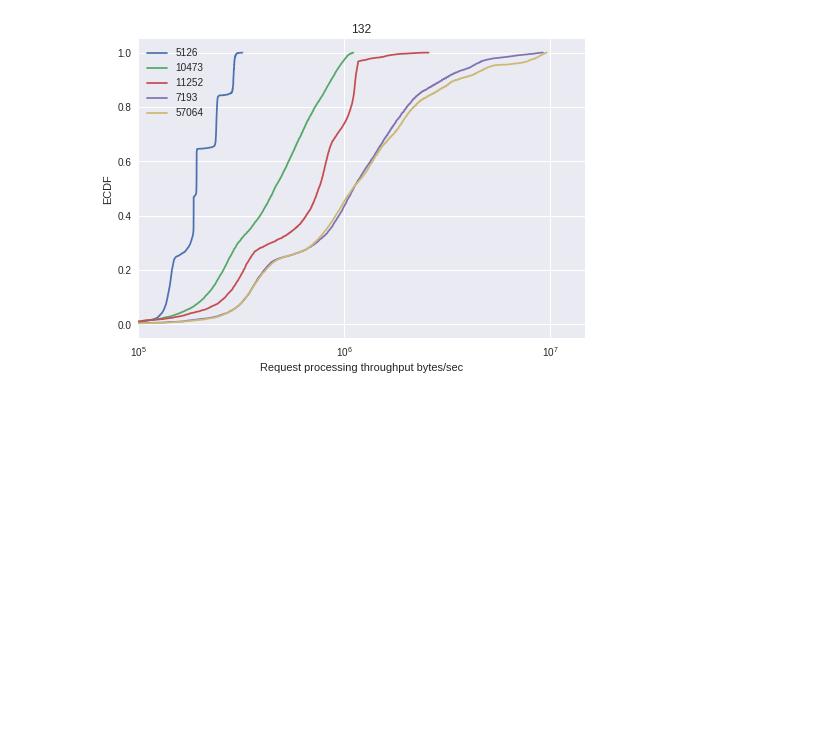
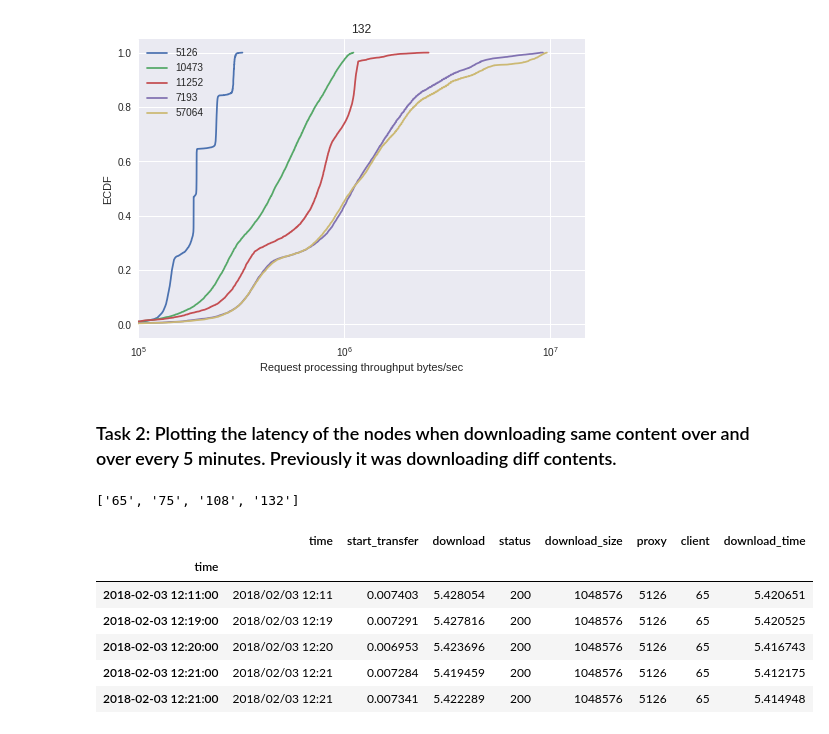
Before and after one commit to khulan8824/proxyTest, a Jupyter notebook: clientLogs.ipynb, the cells around one changed output. Drawn from its saved outputs; the diff is of its cells as text; code cells hidden in the pictures; blank space fills up the shorter version.

```diff
--- a/clientLogs.ipynb
+++ b/clientLogs.ipynb
@@ -267,3 +285,61 @@ See the caveats in the documentation: http://pandas.pydata.org/pandas-docs/stabl
 132 : 7193 : 9218289.08555
 132 : 57064 : 9630200.30817
 [figure]
+# %% [markdown]
+### Task 2: Plotting the latency of the nodes when downloading same content over and over every 5 minutes. Previously it was downloading diff contents.
+# %%
+import os
+#import ipdb
+
+import pandas as pd
+import matplotlib as mpl
+from matplotlib import lines
+from matplotlib import pyplot as plt
+import matplotlib.dates as mdates
+import seaborn as sns
+
+EXP_NAME = "logs/client_var"
+RESULTS_DIR = os.path.join( os.getcwd(),'results')
+
+headers = ['time', 'start_transfer', 'download','status','download_size']
+proxies = {'10.138.25.67':'5126', '10.139.40.85':'57064', '10.138.77.2':'11252',
+           '10.138.57.2':'7193','10.138.85.130':'10473'}
+
+#Read input files from the directory and returns DataTable object in a combined list
+def read_clients_log():
+    #Get list of nodes(files) with results
+    INPUT_DIR = os.path.join( os.getcwd(), EXP_NAME)
+    dirs = [f for f in os.listdir(INPUT_DIR) if os.path.isdir(os.path.join(INPUT_DIR, f))]
+    print(dirs)
+    proxy_data = pd.read_csv(os.path.join('clients.csv'),sep=',')
+    #Load results from each node
+    nodes_results = None
+    for sub_dir in dirs:
+        tunnel_nodes = os.listdir(INPUT_DIR+'/'+sub_dir)
+        for tunnel in tunnel_nodes:
+            file = os.path.join(INPUT_DIR+'/'+sub_dir,tunnel)
+            tunnel = tunnel[0:tunnel.find(':')]
+            try:
+                temp = pd.read_csv(file,sep=',', header = None)
+                temp.columns = headers
+                temp = temp.query('status == 200 & download_size >0 & download <30')
+                temp = temp.set_index(pd.DatetimeIndex(temp.time))
+                temp['proxy'] = proxies[tunnel]
+                temp['client'] = sub_dir
+                temp['download_time'] = temp['download'] - temp['start_transfer']
+                nodes_results = pd.concat([nodes_results, temp])
+            except Exception as e:
+                print(node, 'EXception', e)
+    return nodes_results
+
+client_data = read_clients_log()
+client_data.head()
+# %% [output]
+['65', '75', '108', '132']
+|  | time | start_transfer | download | status | download_size | proxy | client | download_time |
+| time |  |  |  |  |  |  |  |  |
+| 2018-02-03 12:11:00 | 2018/02/03 12:11 | 0.007403 | 5.428054 | 200 | 1048576 | 5126 | 65 | 5.420651 |
+| 2018-02-03 12:19:00 | 2018/02/03 12:19 | 0.007291 | 5.427816 | 200 | 1048576 | 5126 | 65 | 5.420525 |
+| 2018-02-03 12:20:00 | 2018/02/03 12:20 | 0.006953 | 5.423696 | 200 | 1048576 | 5126 | 65 | 5.416743 |
+| 2018-02-03 12:21:00 | 2018/02/03 12:21 | 0.007284 | 5.419459 | 200 | 1048576 | 5126 | 65 | 5.412175 |
+| 2018-02-03 12:21:00 | 2018/02/03 12:21 | 0.007341 | 5.422289 | 200 | 1048576 | 5126 | 65 | 5.414948 |
```
Also changed, not shown: parts of 11 cells of this notebook.
